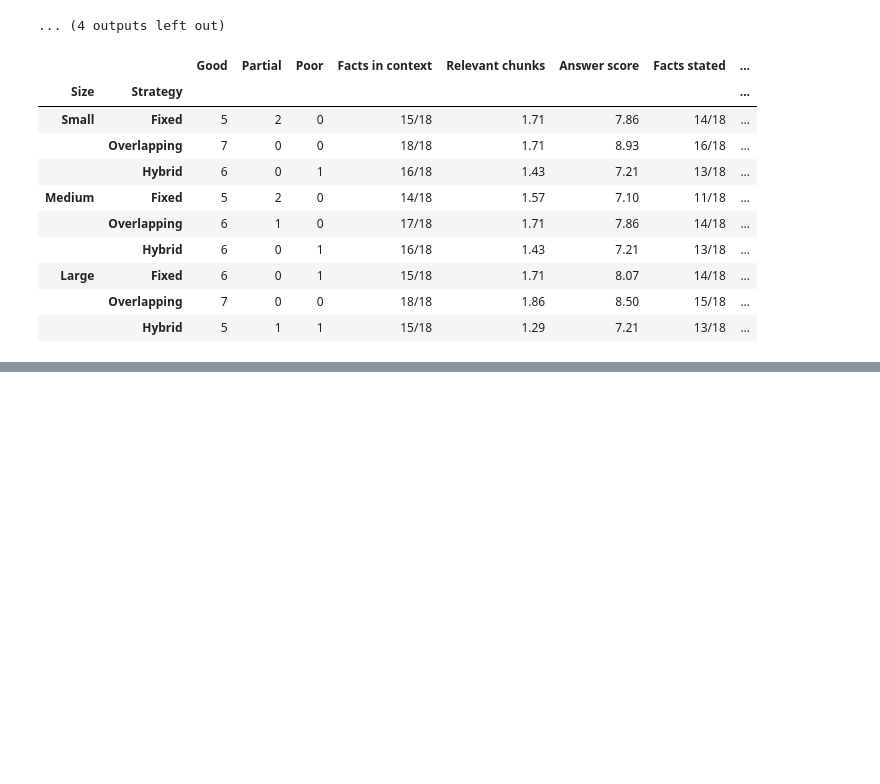
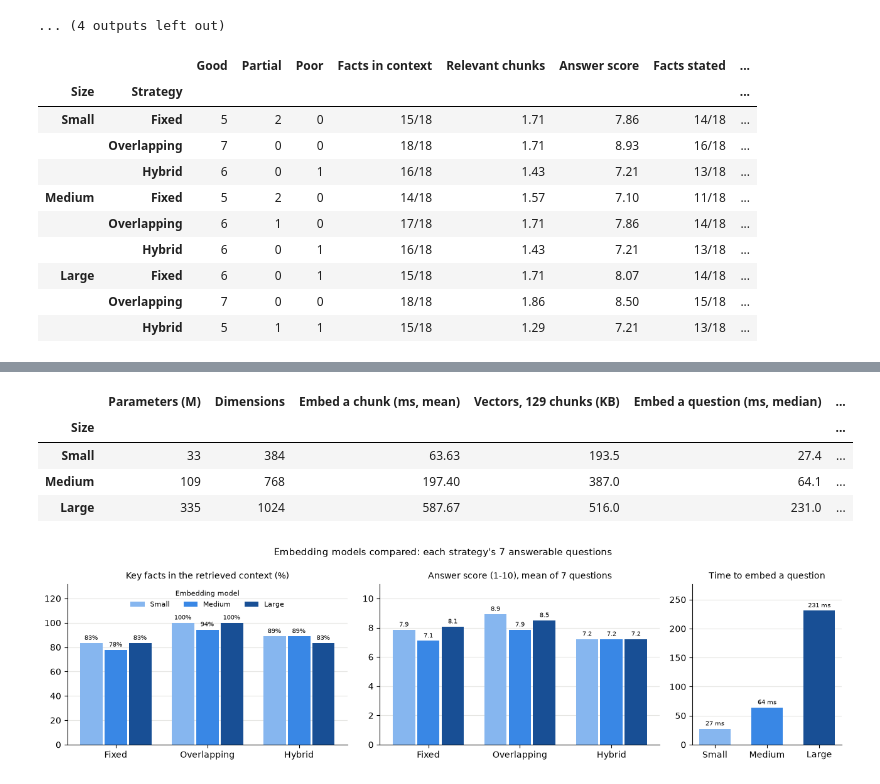
Before and after one commit to manojkmohan5/13_QuadConnect, a Jupyter notebook: rag/rag_system.ipynb, the cells around one changed output, grey strips where cells are left out. Drawn from its saved outputs; the diff is of its cells as text; code cells hidden in the pictures; blank space fills up the shorter version.

```diff
--- a/rag/rag_system.ipynb
+++ b/rag/rag_system.ipynb
@@ -1069,0 +1078,75 @@ display(CONFIG_SUMMARY)
+# %%
+SIZE_COLOURS = {"Small": "#86b6ef", "Medium": "#3987e5", "Large": "#184f95"}  # one blue, light to dark: size is ordered
+STRATEGY_COLOURS = {"Fixed": "#2a78d6", "Overlapping": "#eb6834", "Hybrid": "#1baf7a"}
+
+
+def compare(frame, by):
+    """Retrieval and answer quality per value of `by`, pooled over the answerable runs in `frame`."""
+    rows = []
+    for key, part in frame.groupby(by, sort=False):
+        rows.append({by: key, "Facts in context": f"{part['Facts in context'].sum()}/{part['Facts'].sum()}",
+                     "Facts in context (%)": 100 * part["Facts in context"].sum() / part["Facts"].sum(),
+                     "Good contexts": f"{(part['Context'] == 'Good').sum()}/{len(part)}",
+                     "Relevant chunks (of 3)": part["Relevant chunks"].mean(),
+                     "Mean reciprocal rank": (1 / part["First relevant rank"]).mean(),
+                     "Facts stated (%)": 100 * part["Facts stated"].sum() / part["Facts"].sum(),
+                     "Stated, of those in context (%)": 100 * part["Facts stated"].sum() / part["Facts in context"].sum(),
+                     "Answer score (1-10)": part["Answer score"].mean()})
+    return pd.DataFrame(rows).set_index(by)
+
+
+def grouped_bars(ax, table, groups, series, colours, fmt, title):
+    """Bars for each group (x) and series (colour), each labelled with its value; one axis per panel."""
+    width = 0.8 / len(series)
+    for i, name in enumerate(series):
+        values = [table.loc[(group, name)] for group in groups]
+        bars = ax.bar(np.arange(len(groups)) + (i - (len(series) - 1) / 2) * width, values, width * 0.92,
+                      label=name, color=colours[name])
+        ax.bar_label(bars, labels=[fmt.format(v) for v in values], fontsize=7.5, padding=2)
+    ax.set_xticks(np.arange(len(groups)), groups)
+    ax.set_title(title, fontsize=10)
+    ax.spines[["top", "right"]].set_visible(False)
+    ax.grid(axis="y", color="#e6e6e3", linewidth=0.8)
+    ax.set_axisbelow(True)
+
+
+def simple_bars(ax, values, colours, fmt, title):
+    bars = ax.bar(list(values.index), values.to_numpy(), 0.6, color=[colours[k] for k in values.index])
+    ax.bar_label(bars, labels=[fmt.format(v) for v in values], fontsize=7.5, padding=2)
+    ax.set_title(title, fontsize=10)
+    ax.spines[["top", "right"]].set_visible(False)
+    ax.grid(axis="y", color="#e6e6e3", linewidth=0.8)
+    ax.set_axisbelow(True)
+
+
+cost = EMBEDDING_STATS.groupby("Size", sort=False).agg(**{
+    "Parameters (M)": ("Parameters (M)", "first"), "Dimensions": ("Dimensions", "first"),
+    "Embed a chunk (ms, mean)": ("ms per chunk", "mean"), "Vectors, 129 chunks (KB)": ("Vectors (KB)", "sum")})
+question_ms = EVALUATION.groupby("Size", sort=False)["Embed (ms)"].median().rename("Embed a question (ms, median)")
+declines = EVALUATION[EVALUATION["Facts"] == 0].groupby("Size", sort=False)["Answer score"].apply(
+    lambda s: f"{(s == 10).sum()}/{len(s)}").rename("Q8 declined")
+BY_MODEL = cost.join(question_ms).join(compare(answerable, "Size")).join(declines)
+with pd.option_context("display.max_columns", None):
+    display(BY_MODEL.round(2))
+
+grid = answerable.groupby(["Strategy", "Size"], sort=False)
+fig, axes = plt.subplots(1, 3, figsize=(13, 3.6), gridspec_kw={"width_ratios": [3, 3, 1.6]})
+grouped_bars(axes[0], 100 * grid["Facts in context"].sum() / grid["Facts"].sum(), list(CHUNKS), list(EMBEDDERS),
+             SIZE_COLOURS, "{:.0f}%", "Key facts in the retrieved context (%)")
+grouped_bars(axes[1], grid["Answer score"].mean(), list(CHUNKS), list(EMBEDDERS), SIZE_COLOURS, "{:.1f}",
+             "Answer score (1-10), mean of 7 questions")
+simple_bars(axes[2], question_ms, SIZE_COLOURS, "{:.0f} ms", "Time to embed a question")
+axes[0].set_ylim(0, 132)
+axes[1].set_ylim(0, 11)
+axes[2].set_ylim(0, question_ms.max() * 1.2)
+axes[0].legend(title="Embedding model", fontsize=8, title_fontsize=8, loc="upper center", ncol=3, frameon=False)
+fig.suptitle("Embedding models compared: each strategy's 7 answerable questions", fontsize=11)
+plt.tight_layout()
+plt.show()
+# %% [output]
+|  | Parameters (M) | Dimensions | Embed a chunk (ms, mean) | Vectors, 129 chunks (KB) | Embed a question (ms, median) | ... |
+| Size |  |  |  |  |  | ... |
+| Small | 33 | 384 | 63.63 | 193.5 | 27.4 | ... |
+| Medium | 109 | 768 | 197.40 | 387.0 | 64.1 | ... |
+| Large | 335 | 1024 | 587.67 | 516.0 | 231.0 | ... |
+[figure, added]
```
Also changed, not shown: parts of 9 cells of this notebook, 4 other files.
